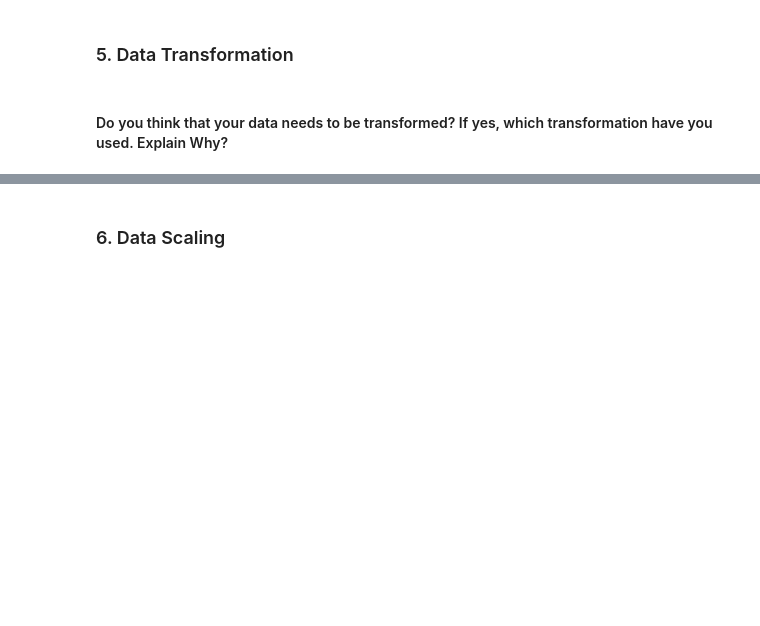
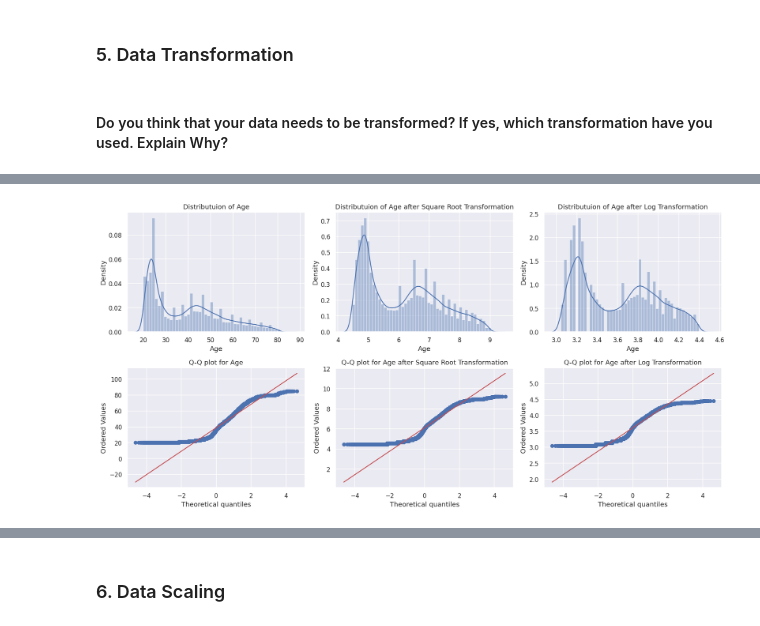
Before and after one commit to abhijain1216/Health-Insurance-Cross-Sell-Prediction-Classification-Project, a Jupyter notebook: Health_Insurance_Cross_Sell_Prediction_Classification_Project.ipynb, the cells around one changed output, grey strips where cells are left out. Drawn from its saved outputs; the diff is of its cells as text; code cells hidden in the pictures; blank space fills up the shorter version.

```diff
--- a/Health_Insurance_Cross_Sell_Prediction_Classification_Project.ipynb
+++ b/Health_Insurance_Cross_Sell_Prediction_Classification_Project.ipynb
@@ -1213,0 +1223,29 @@ We have used correlation coefficient matrix to select the features so that we ca
+# %%
+# Create a function to plot Distribution plots and  Q-Q plot
+
+# import required libraries
+import scipy.stats as stat
+import pylab
+
+# function
+def normality_check(data,feature):
+    fig,ax = plt.subplots(2,3,figsize = (16,8),dpi = 110)
+    sns.distplot(data[feature],ax = ax[0][0])
+    ax[0][0].set_title('Distributuion of ' + feature)
+    sns.distplot(np.sqrt(data[feature]),ax = ax[0][1])
+    ax[0][1].set_title('Distributuion of '+ feature + ' after Square Root Transformation')
+    sns.distplot(np.log(data[feature]+1),ax = ax[0][2])
+    ax[0][2].set_title('Distributuion of '+ feature + ' after Log Transformation')
+    stat.probplot(data[feature],dist='norm',plot=ax[1][0])
+    ax[1][0].set_title('Q-Q plot for ' + feature)
+    stat.probplot(np.sqrt(data[feature]),dist='norm',plot=ax[1][1])
+    ax[1][1].set_title('Q-Q plot for '+ feature + ' after Square Root Transformation')
+    stat.probplot(np.log(data[feature]+1),dist='norm',plot=ax[1][2])
+    ax[1][2].set_title('Q-Q plot for '+ feature + ' after Log Transformation')
+    plt.tight_layout()
+    plt.show()
+# %%
+# Check transformation for 'Age' column
+normality_check(df,'Age')
+# %% [output]
+[figure, added]
```
Also changed, not shown: parts of 7 cells of this notebook.
